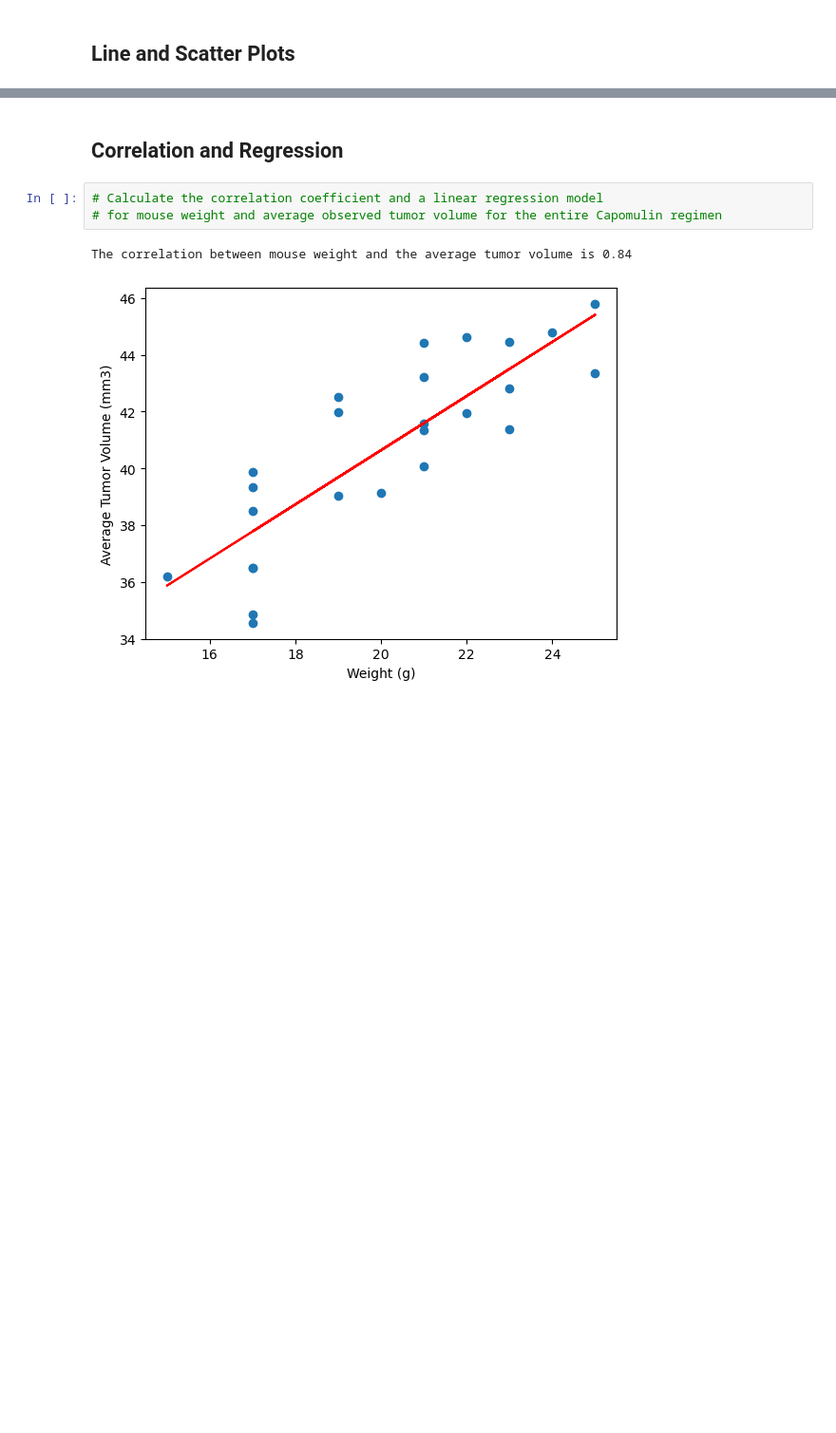
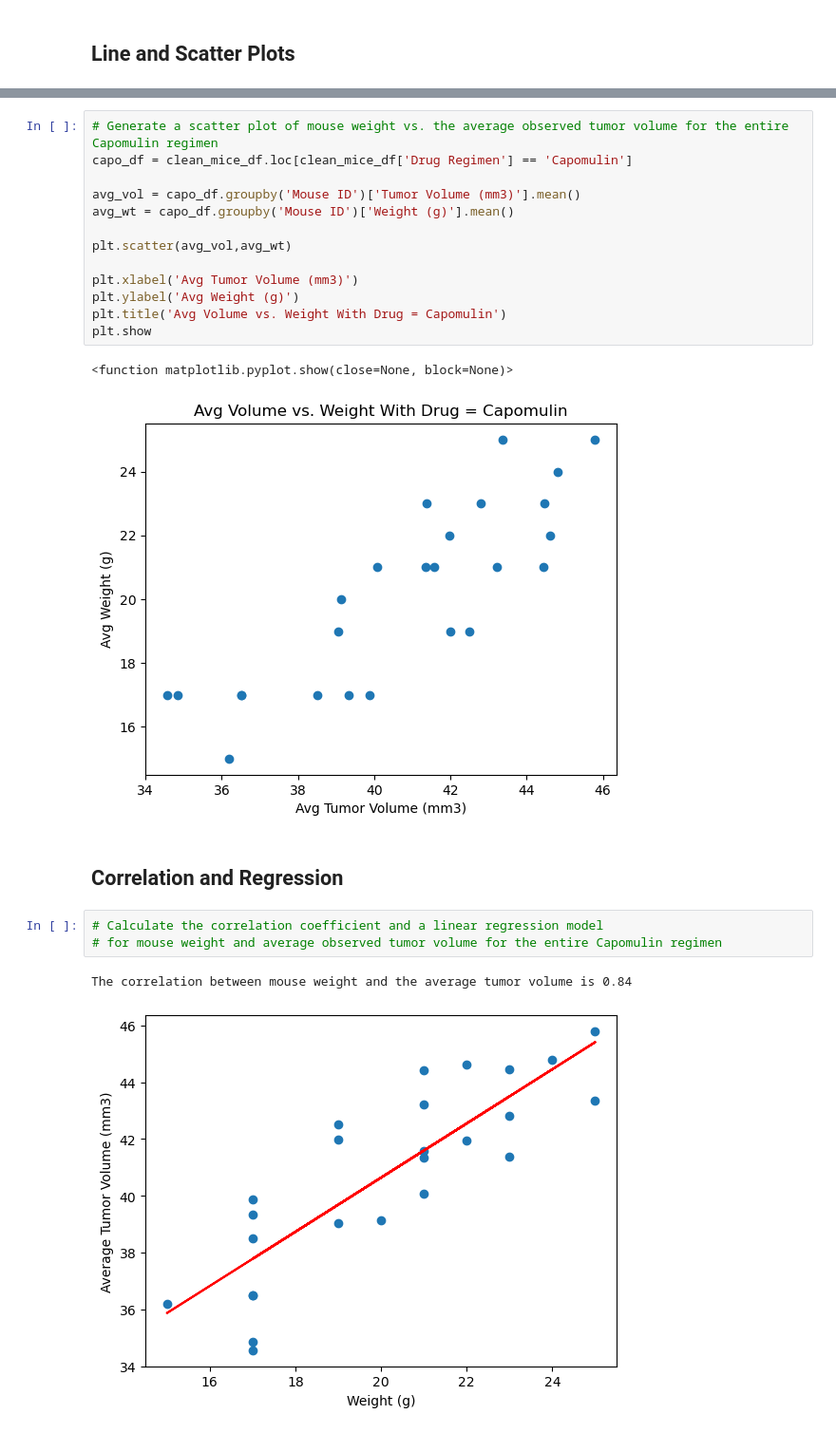
Before and after one commit to colca6/matplotlib-challenge, a Jupyter notebook: Starter_Code/Pymaceuticals/pymaceuticals_starter.ipynb, the cells around one changed output, grey strips where cells are left out. Shown at 95% size. Saved outputs shown, nothing was run; the diff lists cells and outputs as text; blank space fills up the shorter version.

```diff
--- a/Starter_Code/Pymaceuticals/pymaceuticals_starter.ipynb
+++ b/Starter_Code/Pymaceuticals/pymaceuticals_starter.ipynb
@@ -378,3 +385,19 @@ mouse_b128 = plt.plot()
+# %%
+# Generate a scatter plot of mouse weight vs. the average observed tumor volume for the entire Capomulin regimen
+capo_df = clean_mice_df.loc[clean_mice_df['Drug Regimen'] == 'Capomulin']
+
+avg_vol = capo_df.groupby('Mouse ID')['Tumor Volume (mm3)'].mean()
+avg_wt = capo_df.groupby('Mouse ID')['Weight (g)'].mean()
+
+plt.scatter(avg_vol,avg_wt)
+
+plt.xlabel('Avg Tumor Volume (mm3)')
+plt.ylabel('Avg Weight (g)')
+plt.title('Avg Volume vs. Weight With Drug = Capomulin')
+plt.show
+# %% [output]
+<function matplotlib.pyplot.show(close=None, block=None)>
+[figure, added]
 # %% [markdown]
 ## Correlation and Regression
 # %%
```
Also changed, not shown: parts of 4 cells of this notebook.
